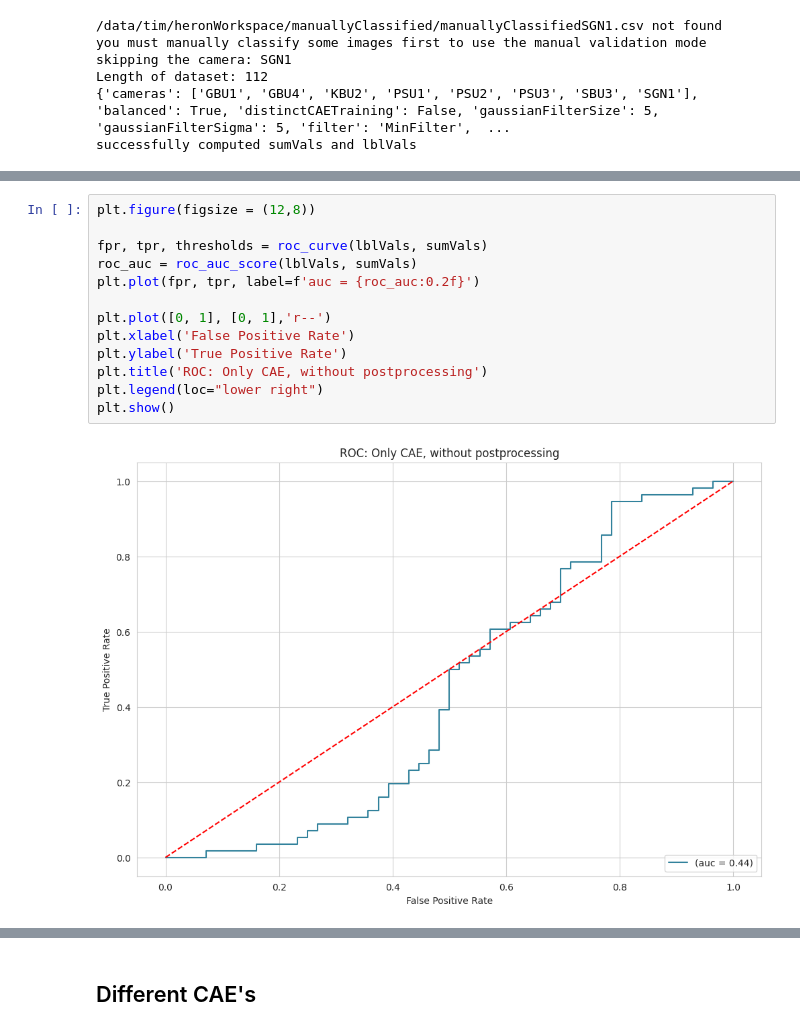
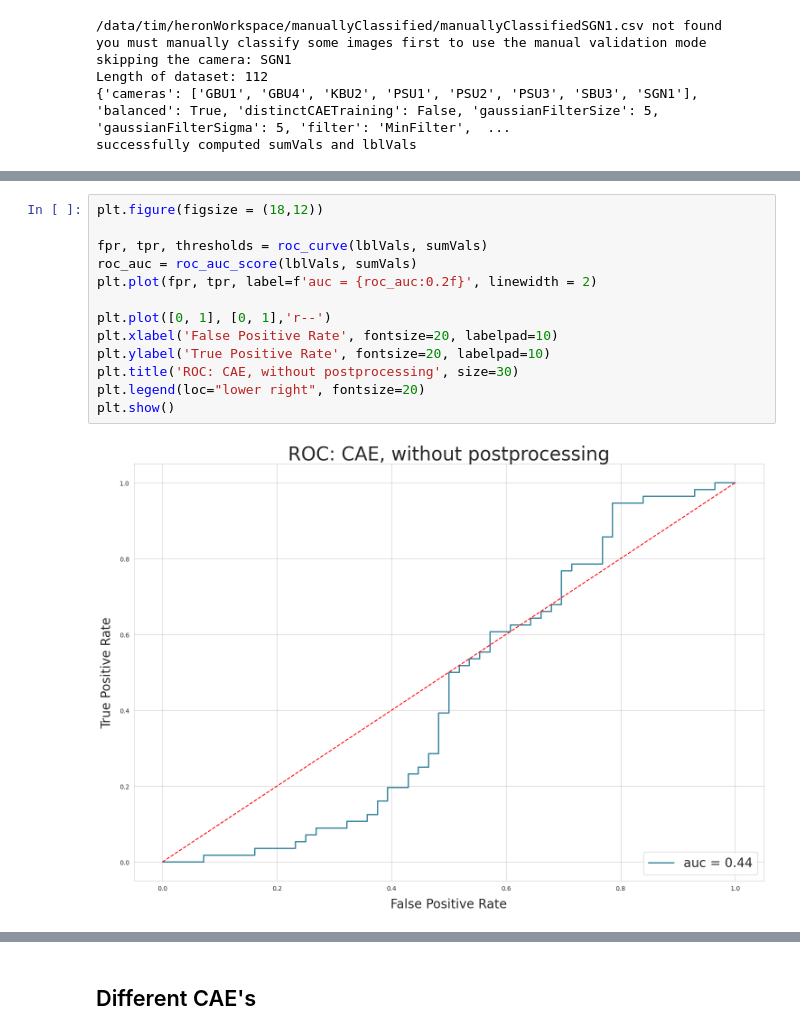
Before and after one commit to klusertim/heronWorkspace, a Jupyter notebook: 2_postProcessing/postProcess1.ipynb, the cells around one changed output, grey strips where cells are left out. Cells and saved outputs as stored; diff of their text form.

```diff
--- a/2_postProcessing/postProcess1.ipynb
+++ b/2_postProcessing/postProcess1.ipynb
@@ -177,15 +156,15 @@ array([ 9545.33203125, 15045.13671875, 10521.05078125,  8679.33789062,
 # %%
-plt.figure(figsize = (12,8))
+plt.figure(figsize = (18,12))
 
 fpr, tpr, thresholds = roc_curve(lblVals, sumVals)
 roc_auc = roc_auc_score(lblVals, sumVals)
-plt.plot(fpr, tpr, label=f'auc = {roc_auc:0.2f}')
+plt.plot(fpr, tpr, label=f'auc = {roc_auc:0.2f}', linewidth = 2)
 
 plt.plot([0, 1], [0, 1],'r--')
-plt.xlabel('False Positive Rate')
-plt.ylabel('True Positive Rate')
-plt.title('ROC: Only CAE, without postprocessing')
-plt.legend(loc="lower right")
+plt.xlabel('False Positive Rate', fontsize=20, labelpad=10)
+plt.ylabel('True Positive Rate', fontsize=20, labelpad=10)
+plt.title('ROC: CAE, without postprocessing', size=30)
+plt.legend(loc="lower right", fontsize=20)
 plt.show()
 # %% [output]
-[figure, old version]
+[figure, new version]
```
Also changed, not shown: parts of 4 cells of this notebook.
